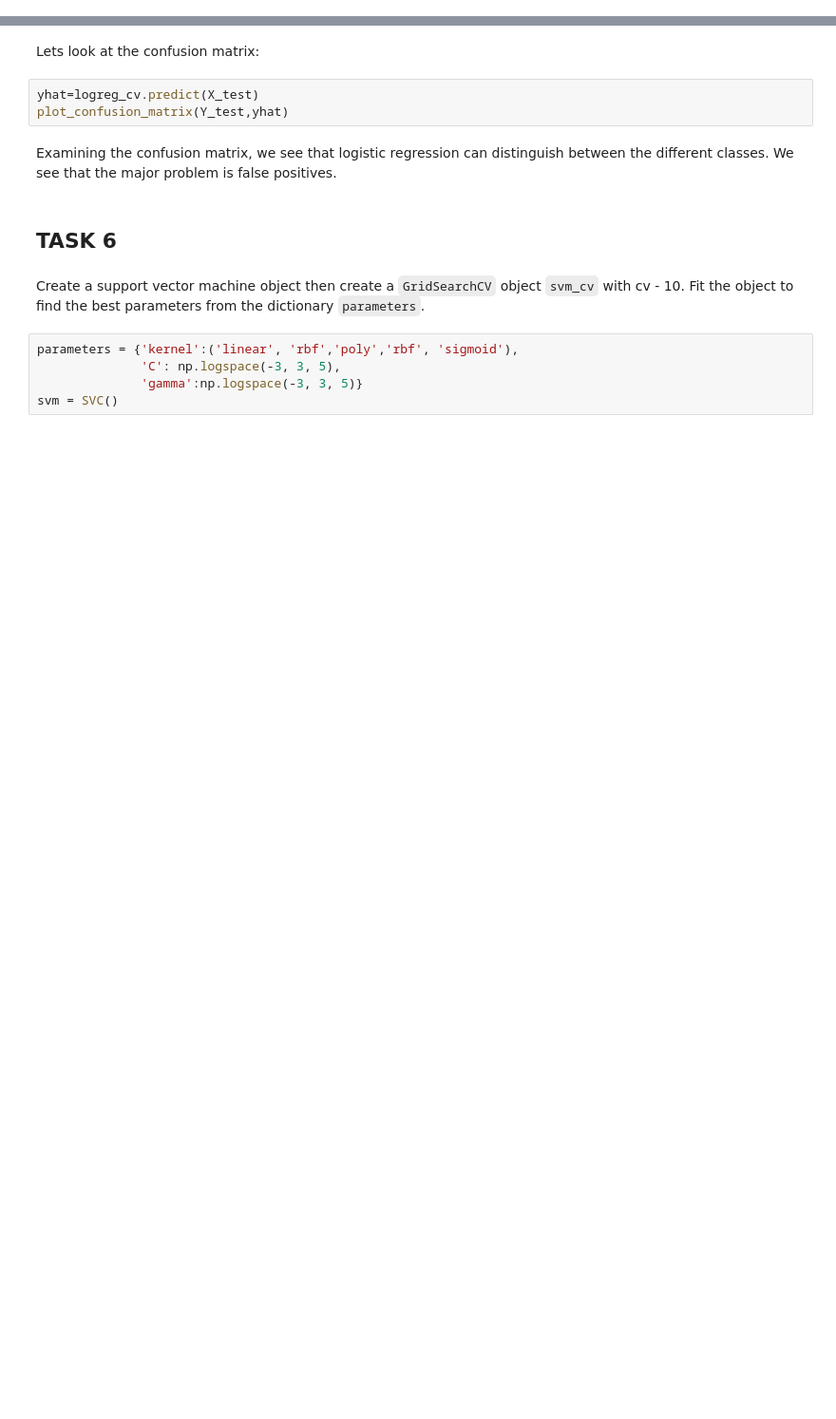
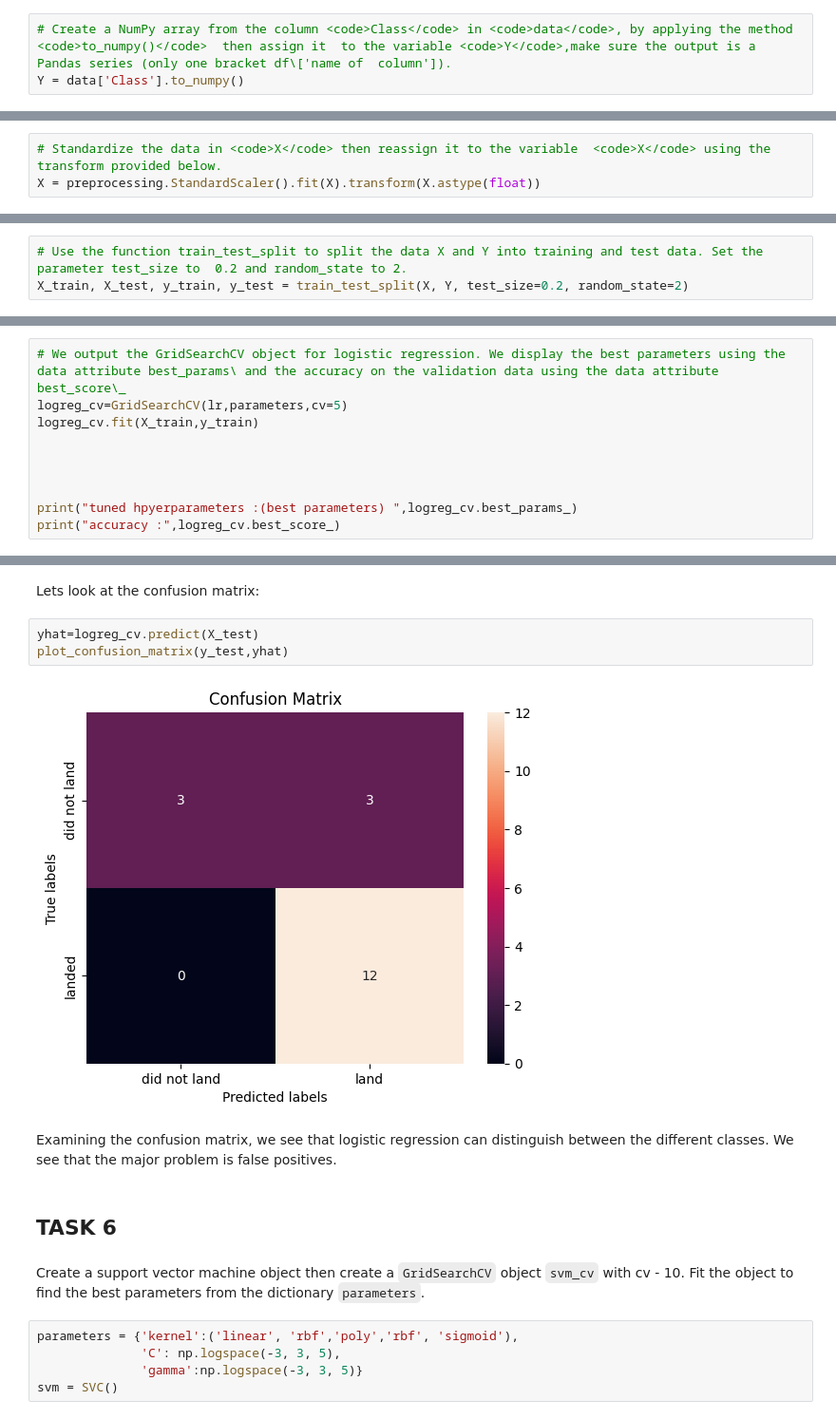
Before and after one commit to megadesk/MD_coursera_nbs, a Jupyter notebook: Applied Data Science Capstone/SpaceX_Machine_Learning_Prediction_Part_5.jupyterlite.ipynb, the cells around one changed output, grey strips where cells are left out. Shown at 95% size. Drawn from its saved outputs; the diff is of its cells as text; blank space fills up the shorter version.

```diff
--- a/Applied Data Science Capstone/SpaceX_Machine_Learning_Prediction_Part_5.jupyterlite.ipynb
+++ b/Applied Data Science Capstone/SpaceX_Machine_Learning_Prediction_Part_5.jupyterlite.ipynb
@@ -109,6 +130,9 @@ X.head(100)
 # %% [markdown]
 Create a NumPy array from the column <code>Class</code> in <code>data</code>, by applying the method <code>to_numpy()</code>  then
 assign it  to the variable <code>Y</code>,make sure the output is a  Pandas series (only one bracket df\['name of  column']).
+# %%
+# Create a NumPy array from the column <code>Class</code> in <code>data</code>, by applying the method <code>to_numpy()</code>  then assign it  to the variable <code>Y</code>,make sure the output is a  Pandas series (only one bracket df\['name of  column']).
+Y = data['Class'].to_numpy()
 # %% [markdown]
 ## TASK  2
 # %% [markdown]
@@ -119,3 +140,6 @@ transform = preprocessing.StandardScaler()
+# %%
+# Standardize the data in <code>X</code> then reassign it to the variable  <code>X</code> using the transform provided below.
+X = preprocessing.StandardScaler().fit(X).transform(X.astype(float))
 # %% [markdown]
 We split the data into training and testing data using the  function  <code>train_test_split</code>.   The training data is divided into validation data, a second set used for training  data; then the models are trained and hyperparameters are selected using the function <code>GridSearchCV</code>.
 # %% [markdown]
@@ -124,6 +148,9 @@ We split the data into training and testing data using the  function  <code>trai
 Use the function train_test_split to split the data X and Y into training and test data. Set the parameter test_size to  0.2 and random_state to 2. The training data and test data should be assigned to the following labels.
 # %% [markdown]
 <code>X_train, X_test, Y_train, Y_test</code>
+# %%
+# Use the function train_test_split to split the data X and Y into training and test data. Set the parameter test_size to  0.2 and random_state to 2.
+X_train, X_test, y_train, y_test = train_test_split(X, Y, test_size=0.2, random_state=2)
 # %% [markdown]
 we can see we only have 18 test samples.
 # %%
@@ -146,0 +173,10 @@ print("accuracy :",logreg_cv.best_score_)
+# %%
+# We output the GridSearchCV object for logistic regression. We display the best parameters using the data attribute best_params\ and the accuracy on the validation data using the data attribute best_score\_
+logreg_cv=GridSearchCV(lr,parameters,cv=5)
+logreg_cv.fit(X_train,y_train)
+
+
+
+
+print("tuned hpyerparameters :(best parameters) ",logreg_cv.best_params_)
+print("accuracy :",logreg_cv.best_score_)
@@ -152,7 +196,9 @@ Calculate the accuracy on the test data using the method <code>score</code>:
 Lets look at the confusion matrix:
 # %%
 yhat=logreg_cv.predict(X_test)
-plot_confusion_matrix(Y_test,yhat)
+plot_confusion_matrix(y_test,yhat)
+# %% [output]
+[figure, added]
 # %% [markdown]
 Examining the confusion matrix, we see that logistic regression can distinguish between the different classes.  We see that the major problem is false positives.
 # %% [markdown]
```
Also changed, not shown: parts of 23 cells of this notebook, 16 other files.
